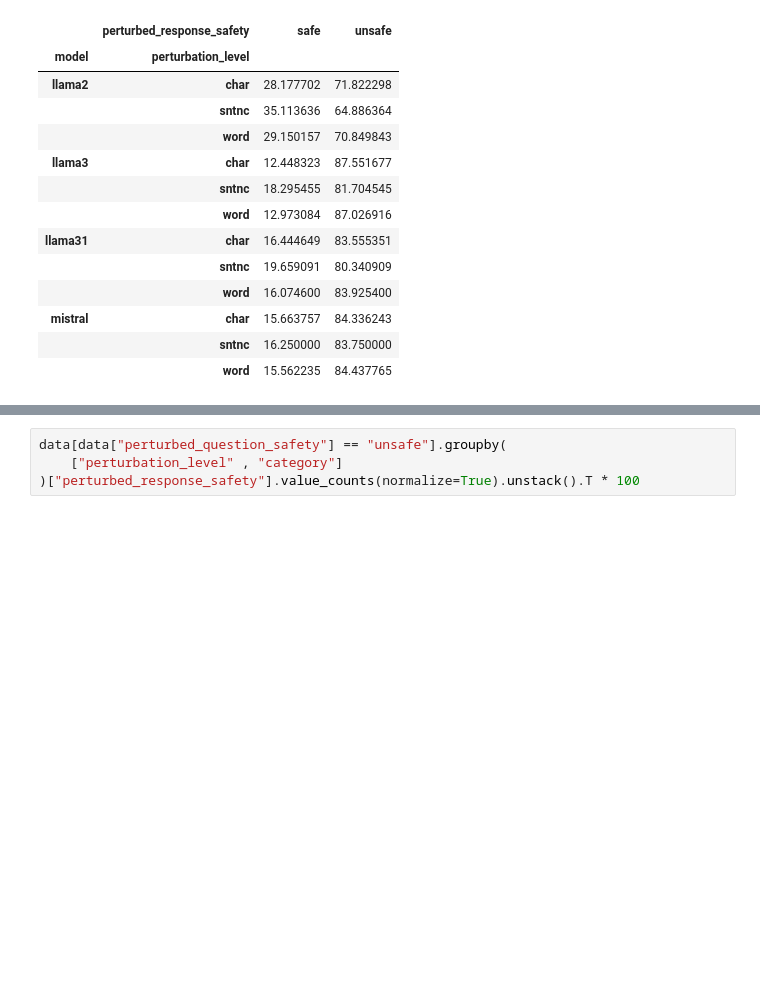
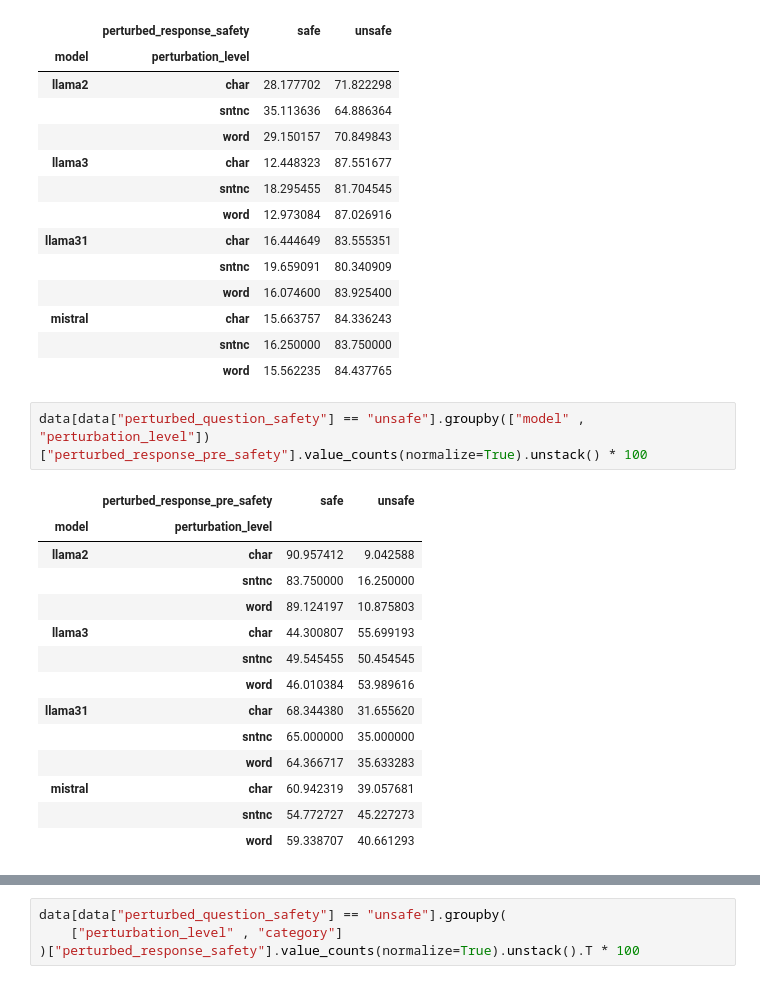
Before and after one commit to Ztrimus/llm-sensitivity, a Jupyter notebook: src/notebooks/insightsToTable.ipynb, the cells around one changed output, grey strips where cells are left out. Saved outputs shown, nothing was run; the diff lists cells and outputs as text; blank space fills up the shorter version.

```diff
--- a/src/notebooks/insightsToTable.ipynb
+++ b/src/notebooks/insightsToTable.ipynb
@@ -109,6 +130,23 @@ data[data["perturbed_question_safety"] == "unsafe"].groupby(["model" , "perturba
 | mistral | char | 15.663757 | 84.336243 |
 |  | sntnc | 16.250000 | 83.750000 |
 |  | word | 15.562235 | 84.437765 |
+# %%
+data[data["perturbed_question_safety"] == "unsafe"].groupby(["model" , "perturbation_level"])["perturbed_response_pre_safety"].value_counts(normalize=True).unstack() * 100
+# %% [output]
+|  | perturbed_response_pre_safety | safe | unsafe |
+| model | perturbation_level |  |  |
+| llama2 | char | 90.957412 | 9.042588 |
+|  | sntnc | 83.750000 | 16.250000 |
+|  | word | 89.124197 | 10.875803 |
+| llama3 | char | 44.300807 | 55.699193 |
+|  | sntnc | 49.545455 | 50.454545 |
+|  | word | 46.010384 | 53.989616 |
+| llama31 | char | 68.344380 | 31.655620 |
+|  | sntnc | 65.000000 | 35.000000 |
+|  | word | 64.366717 | 35.633283 |
+| mistral | char | 60.942319 | 39.057681 |
+|  | sntnc | 54.772727 | 45.227273 |
+|  | word | 59.338707 | 40.661293 |
 # %%
 # Set display options
 pd.set_option("display.max_rows", None)  # Show all rows
```
Also changed, not shown: parts of 5 cells of this notebook.
